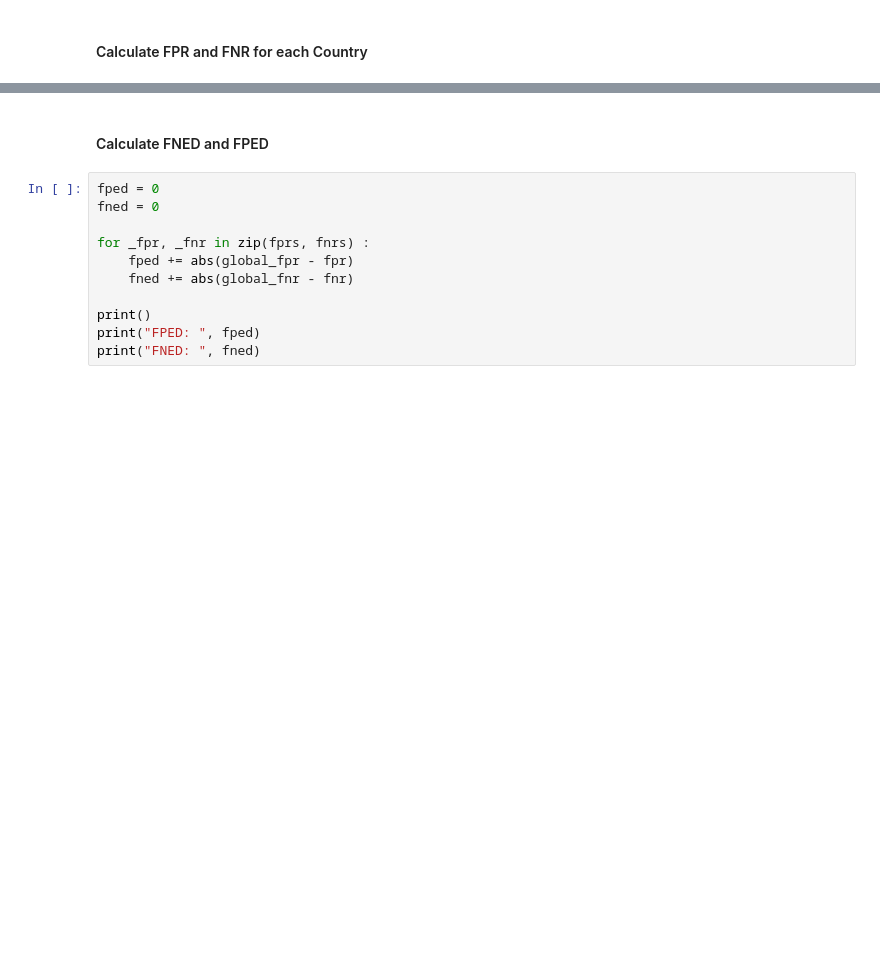
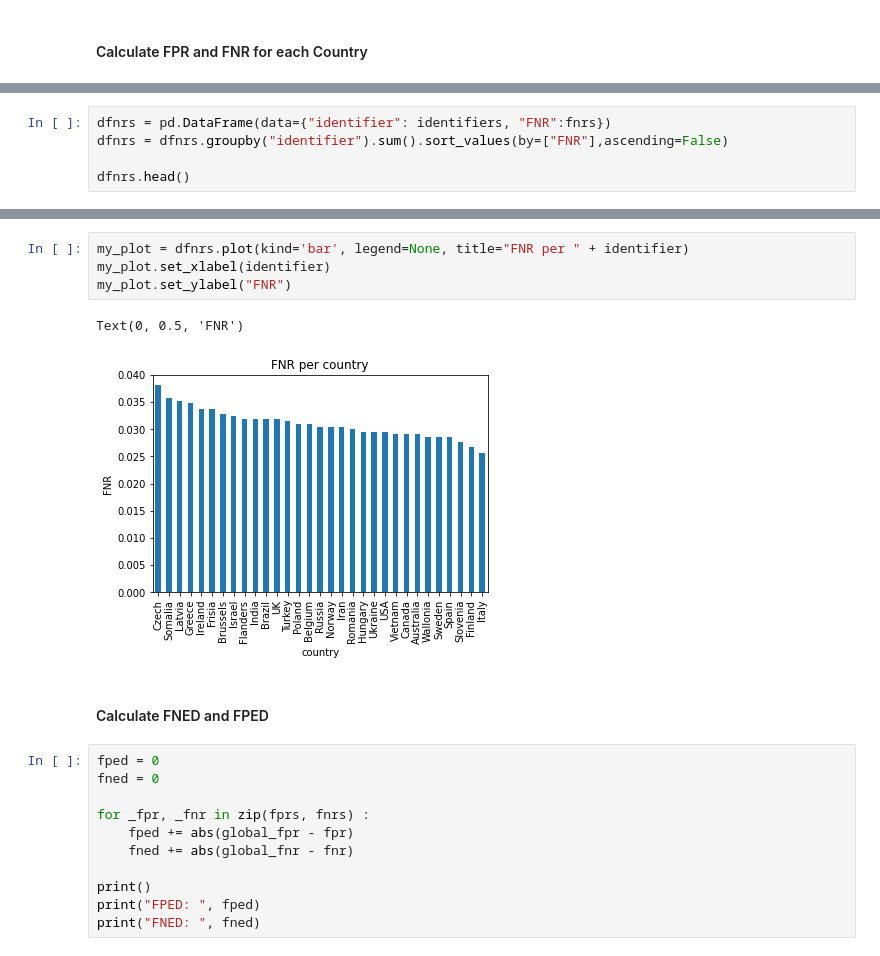
Before and after one commit to soarsmu/BiasFinder, a Jupyter notebook: codes/FNED-FPED-Country.ipynb, the cells around one changed output, grey strips where cells are left out. Cells and saved outputs as stored; diff of their text form; blank space fills up the shorter version.

```diff
--- a/codes/FNED-FPED-Country.ipynb
+++ b/codes/FNED-FPED-Country.ipynb
@@ -197,0 +214,5 @@ for k, v in dict(iter(dc)).items() :
+# %%
+dfnrs = pd.DataFrame(data={"identifier": identifiers, "FNR":fnrs})
+dfnrs = dfnrs.groupby("identifier").sum().sort_values(by=["FNR"],ascending=False)
+
+dfnrs.head()
@@ -198,3 +227,10 @@ for k, v in dict(iter(dc)).items() :
+# %%
+my_plot = dfnrs.plot(kind='bar', legend=None, title="FNR per " + identifier)
+my_plot.set_xlabel(identifier)
+my_plot.set_ylabel("FNR")
+# %% [output]
+Text(0, 0.5, 'FNR')
+[figure, added]
 # %% [markdown]
 #### Calculate FNED and FPED
 # %%
```
Also changed, not shown: parts of 14 cells of this notebook.
